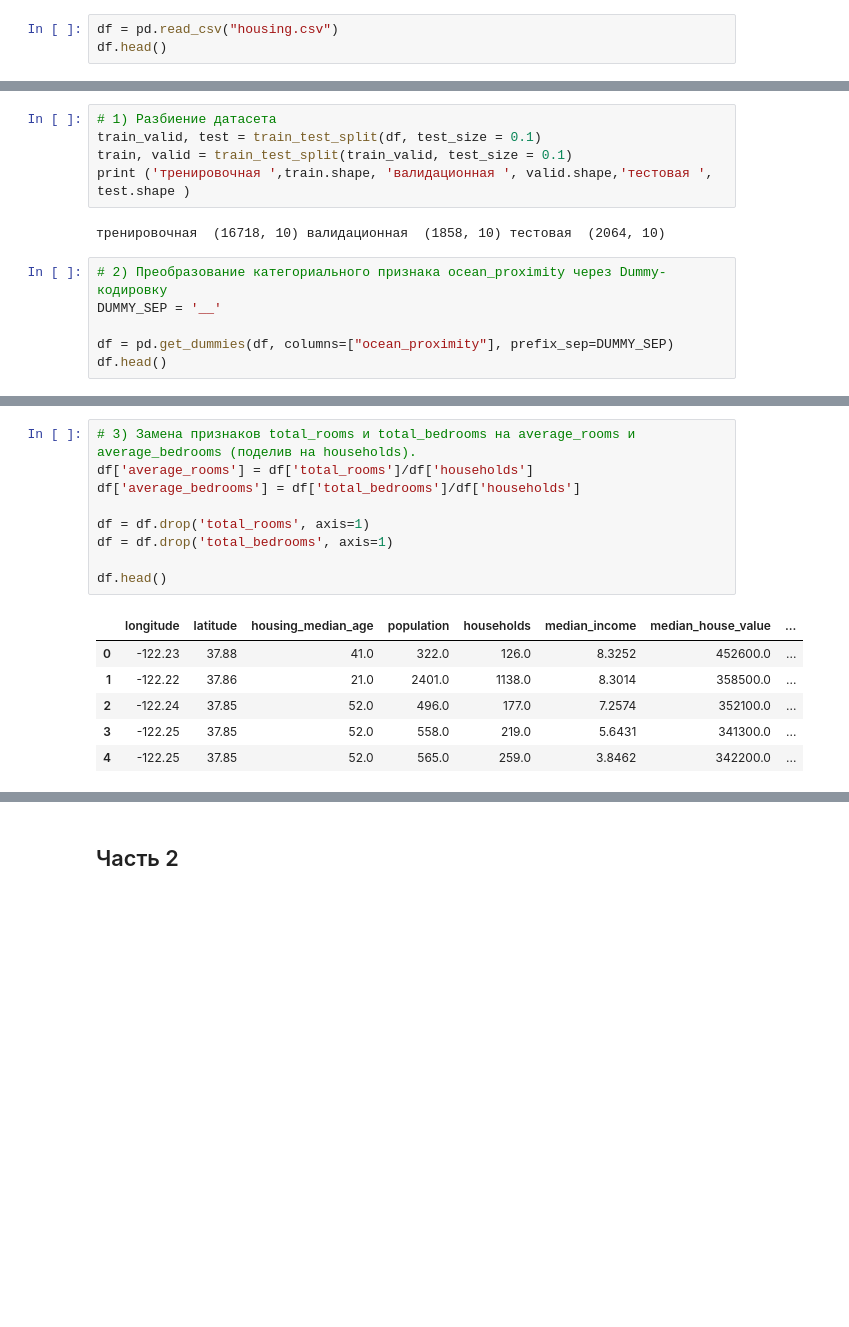
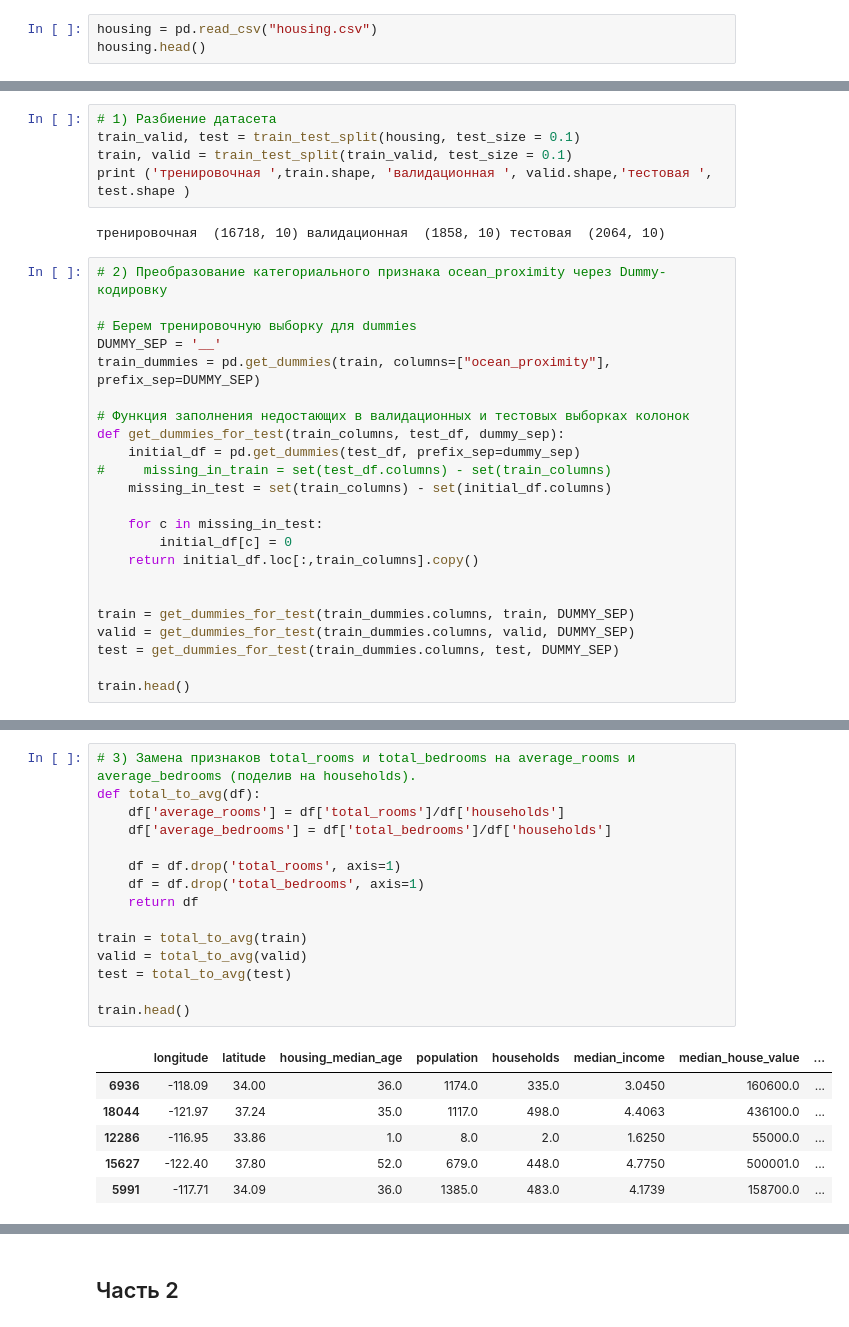
Before and after one commit to Duletun/MOpyLab, a Jupyter notebook: Chepurnoy laba2.ipynb, the cells around one changed output, grey strips where cells are left out. Cells and saved outputs as stored; diff of their text form; blank space fills up the shorter version.

```diff
--- a/Chepurnoy laba2.ipynb
+++ b/Chepurnoy laba2.ipynb
@@ -19,8 +19,8 @@ from matplotlib.colors import ListedColormap
 # %% [markdown]
 ### Задание 3
 # %%
-df = pd.read_csv("housing.csv")
-df.head()
+housing = pd.read_csv("housing.csv")
+housing.head()
 # %% [output]
 |  | longitude | latitude | housing_median_age | total_rooms | total_bedrooms | population | households | ... |
 | 0 | -122.23 | 37.88 | 41.0 | 880.0 | 129.0 | 322.0 | 126.0 | ... |
@@ -30,16 +30,33 @@ df.head()
 | 4 | -122.25 | 37.85 | 52.0 | 1627.0 | 280.0 | 565.0 | 259.0 | ... |
 # %%
 # 1) Разбиение датасета
-train_valid, test = train_test_split(df, test_size = 0.1)
+train_valid, test = train_test_split(housing, test_size = 0.1)
 train, valid = train_test_split(train_valid, test_size = 0.1)
 print ('тренировочная ',train.shape, 'валидационная ', valid.shape,'тестовая ', test.shape )
 # %% [output]
 тренировочная  (16718, 10) валидационная  (1858, 10) тестовая  (2064, 10)
 # %%
 # 2) Преобразование категориального признака ocean_proximity через Dummy-кодировку
+
+# Берем тренировочную выборку для dummies
 DUMMY_SEP = '__'
+train_dummies = pd.get_dummies(train, columns=["ocean_proximity"], prefix_sep=DUMMY_SEP)
 
-df = pd.get_dummies(df, columns=["ocean_proximity"], prefix_sep=DUMMY_SEP)
-df.head()
+# Функция заполнения недостающих в валидационных и тестовых выборках колонок
+def get_dummies_for_test(train_columns, test_df, dummy_sep):
+    initial_df = pd.get_dummies(test_df, prefix_sep=dummy_sep)
+#     missing_in_train = set(test_df.columns) - set(train_columns)
+    missing_in_test = set(train_columns) - set(initial_df.columns)
+
+    for c in missing_in_test:
+        initial_df[c] = 0
+    return initial_df.loc[:,train_columns].copy()
+
+
+train = get_dummies_for_test(train_dummies.columns, train, DUMMY_SEP)
+valid = get_dummies_for_test(train_dummies.columns, valid, DUMMY_SEP)
+test = get_dummies_for_test(train_dummies.columns, test, DUMMY_SEP)
+
+train.head()
 # %% [output]
 |  | longitude | latitude | housing_median_age | total_rooms | total_bedrooms | population | households | ... |
@@ -51,18 +68,24 @@ df.head()
 # %%
 # 3) Замена признаков total_rooms и total_bedrooms на average_rooms и average_bedrooms (поделив на households).
-df['average_rooms'] = df['total_rooms']/df['households']
-df['average_bedrooms'] = df['total_bedrooms']/df['households']
+def total_to_avg(df):
+    df['average_rooms'] = df['total_rooms']/df['households']
+    df['average_bedrooms'] = df['total_bedrooms']/df['households']
 
-df = df.drop('total_rooms', axis=1)
-df = df.drop('total_bedrooms', axis=1)
+    df = df.drop('total_rooms', axis=1)
+    df = df.drop('total_bedrooms', axis=1)
+    return df
 
-df.head()
+train = total_to_avg(train)
+valid = total_to_avg(valid)
+test = total_to_avg(test)
+
+train.head()
 # %% [output]
 |  | longitude | latitude | housing_median_age | population | households | median_income | median_house_value | ... |
-| 0 | -122.23 | 37.88 | 41.0 | 322.0 | 126.0 | 8.3252 | 452600.0 | ... |
-| 1 | -122.22 | 37.86 | 21.0 | 2401.0 | 1138.0 | 8.3014 | 358500.0 | ... |
-| 2 | -122.24 | 37.85 | 52.0 | 496.0 | 177.0 | 7.2574 | 352100.0 | ... |
-| 3 | -122.25 | 37.85 | 52.0 | 558.0 | 219.0 | 5.6431 | 341300.0 | ... |
-| 4 | -122.25 | 37.85 | 52.0 | 565.0 | 259.0 | 3.8462 | 342200.0 | ... |
+| 6936 | -118.09 | 34.00 | 36.0 | 1174.0 | 335.0 | 3.0450 | 160600.0 | ... |
+| 18044 | -121.97 | 37.24 | 35.0 | 1117.0 | 498.0 | 4.4063 | 436100.0 | ... |
+| 12286 | -116.95 | 33.86 | 1.0 | 8.0 | 2.0 | 1.6250 | 55000.0 | ... |
+| 15627 | -122.40 | 37.80 | 52.0 | 679.0 | 448.0 | 4.7750 | 500001.0 | ... |
+| 5991 | -117.71 | 34.09 | 36.0 | 1385.0 | 483.0 | 4.1739 | 158700.0 | ... |
 # %%
 # 4) Просмотр кол-ва пропусков
```
Also changed, not shown: parts of 7 cells of this notebook.
